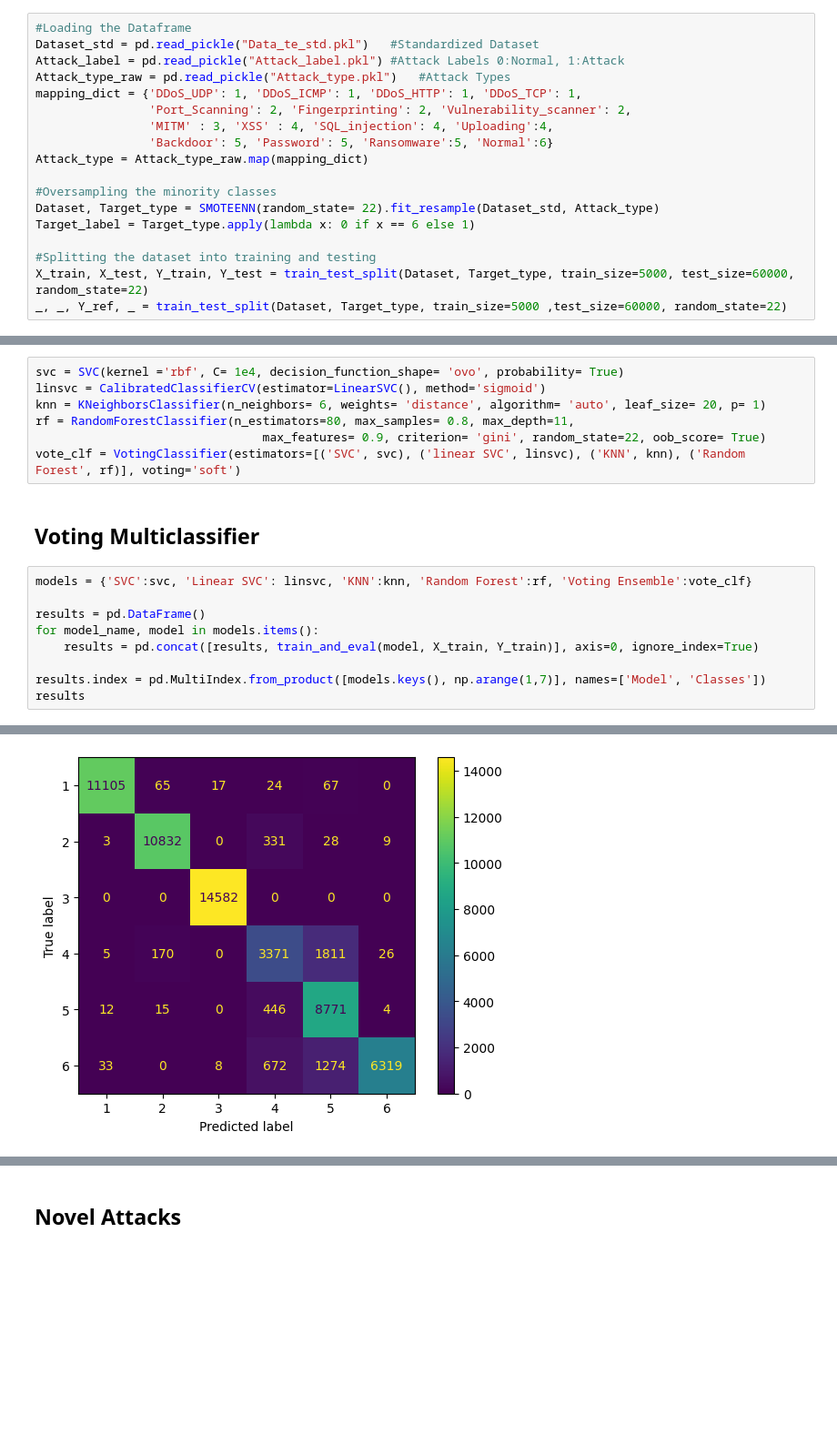
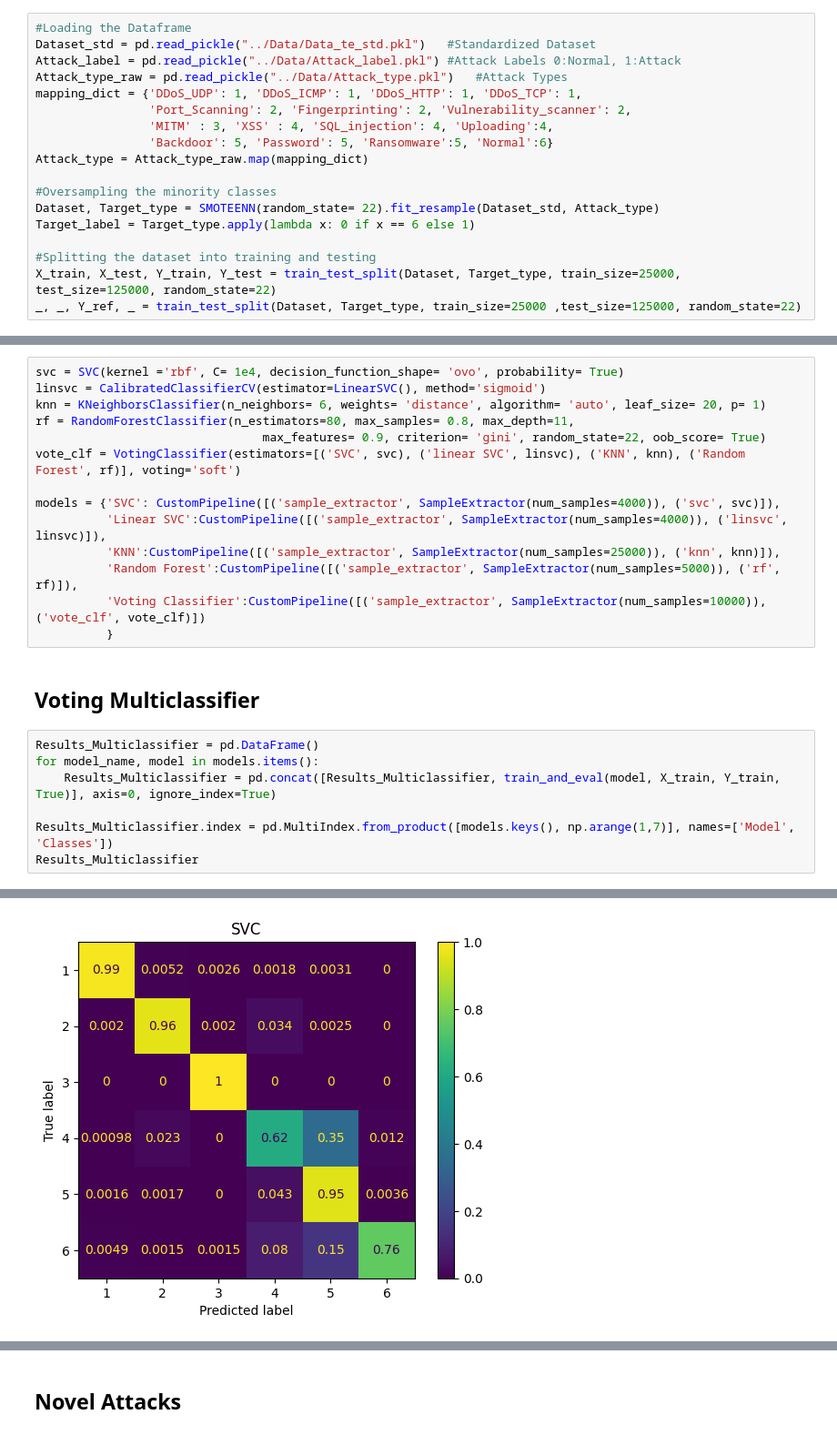
Before and after one commit to Harish-Projects/Bachelorarbeit, a Jupyter notebook: Source/Ensemble.ipynb, the cells around one changed output, grey strips where cells are left out. Shown at 91% size. Cells and saved outputs as stored; diff of their text form; blank space fills up the shorter version.

Commit message:
moved some fil
updated binary and Ensemble to provide a collective display

```diff
--- a/Source/Ensemble.ipynb
+++ b/Source/Ensemble.ipynb
@@ -23,9 +26,9 @@ from sklearn import metrics
 ## Preprocessing
 # %%
 #Loading the Dataframe
-Dataset_std = pd.read_pickle("Data_te_std.pkl")   #Standardized Dataset
-Attack_label = pd.read_pickle("Attack_label.pkl") #Attack Labels 0:Normal, 1:Attack
-Attack_type_raw = pd.read_pickle("Attack_type.pkl")   #Attack Types
+Dataset_std = pd.read_pickle("../Data/Data_te_std.pkl")   #Standardized Dataset
+Attack_label = pd.read_pickle("../Data/Attack_label.pkl") #Attack Labels 0:Normal, 1:Attack
+Attack_type_raw = pd.read_pickle("../Data/Attack_type.pkl")   #Attack Types
 mapping_dict = {'DDoS_UDP': 1, 'DDoS_ICMP': 1, 'DDoS_HTTP': 1, 'DDoS_TCP': 1,
                 'Port_Scanning': 2, 'Fingerprinting': 2, 'Vulnerability_scanner': 2,
                 'MITM' : 3, 'XSS' : 4, 'SQL_injection': 4, 'Uploading':4,
@@ -37,8 +40,8 @@ Dataset, Target_type = SMOTEENN(random_state= 22).fit_resample(Dataset_std, Atta
 Target_label = Target_type.apply(lambda x: 0 if x == 6 else 1)
 
 #Splitting the dataset into training and testing
-X_train, X_test, Y_train, Y_test = train_test_split(Dataset, Target_type, train_size=5000, test_size=60000, random_state=22)
-_, _, Y_ref, _ = train_test_split(Dataset, Target_type, train_size=5000 ,test_size=60000, random_state=22)
+X_train, X_test, Y_train, Y_test = train_test_split(Dataset, Target_type, train_size=25000, test_size=125000, random_state=22)
+_, _, Y_ref, _ = train_test_split(Dataset, Target_type, train_size=25000 ,test_size=125000, random_state=22)
 # %% [markdown]
 ## Functions
 # %%
@@ -75,17 +135,22 @@ knn = KNeighborsClassifier(n_neighbors= 6, weights= 'distance', algorithm= 'auto
 rf = RandomForestClassifier(n_estimators=80, max_samples= 0.8, max_depth=11,
                                 max_features= 0.9, criterion= 'gini', random_state=22, oob_score= True)
 vote_clf = VotingClassifier(estimators=[('SVC', svc), ('linear SVC', linsvc), ('KNN', knn), ('Random Forest', rf)], voting='soft')
+
+models = {'SVC': CustomPipeline([('sample_extractor', SampleExtractor(num_samples=4000)), ('svc', svc)]),
+          'Linear SVC':CustomPipeline([('sample_extractor', SampleExtractor(num_samples=4000)), ('linsvc', linsvc)]),
+          'KNN':CustomPipeline([('sample_extractor', SampleExtractor(num_samples=25000)), ('knn', knn)]),
+          'Random Forest':CustomPipeline([('sample_extractor', SampleExtractor(num_samples=5000)), ('rf', rf)]),
+          'Voting Classifier':CustomPipeline([('sample_extractor', SampleExtractor(num_samples=10000)), ('vote_clf', vote_clf)])
+          }
 # %% [markdown]
 ## Voting Multiclassifier
 # %%
-models = {'SVC':svc, 'Linear SVC': linsvc, 'KNN':knn, 'Random Forest':rf, 'Voting Ensemble':vote_clf}
+Results_Multiclassifier = pd.DataFrame()
+for model_name, model in models.items():
+    Results_Multiclassifier = pd.concat([Results_Multiclassifier, train_and_eval(model, X_train, Y_train, True)], axis=0, ignore_index=True)
 
-results = pd.DataFrame()
-for model_name, model in models.items():
-    results = pd.concat([results, train_and_eval(model, X_train, Y_train)], axis=0, ignore_index=True)
-
-results.index = pd.MultiIndex.from_product([models.keys(), np.arange(1,7)], names=['Model', 'Classes'])
-results
+Results_Multiclassifier.index = pd.MultiIndex.from_product([models.keys(), np.arange(1,7)], names=['Model', 'Classes'])
+Results_Multiclassifier
 # %% [output]
 |  |  | Accuracy | Precison | Recall | F1-Score |
 | Model | Classes |  |  |  |  |
@@ -108 +173 @@ results
-[figure, old version]
+[figure, new version]
```
Also changed, not shown: parts of 9 cells of this notebook, 16 other files.
